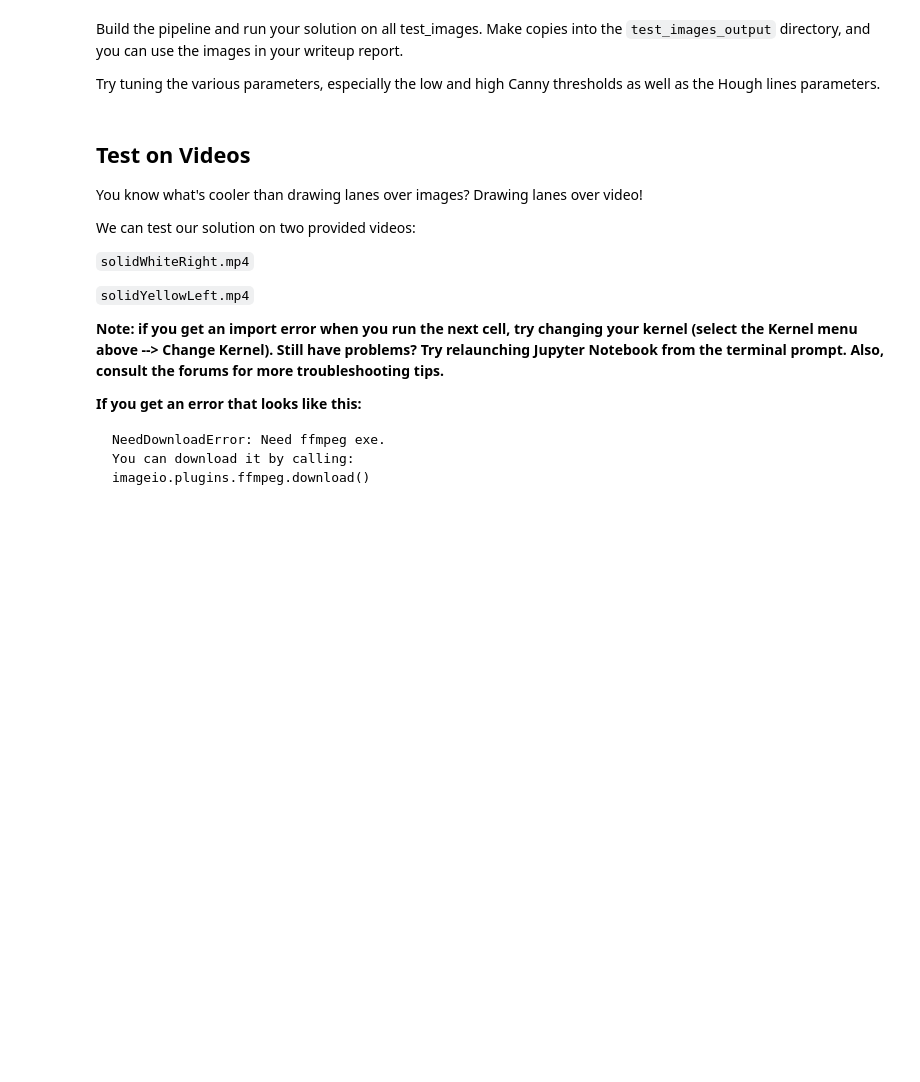
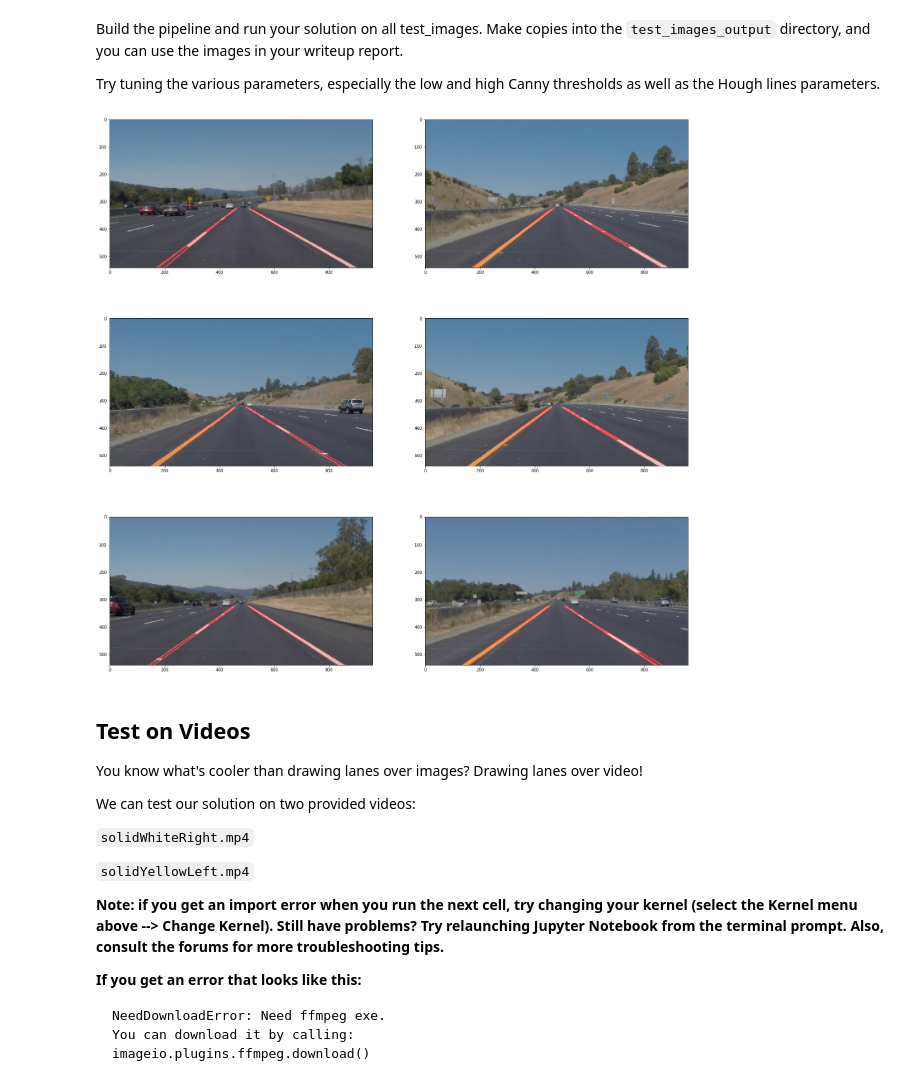
Before and after one commit to Tarek98/Road_Lane_Detector, a Jupyter notebook: P1.ipynb, the cells around one changed output. Cells and saved outputs as stored; diff of their text form; code cells hidden in the pictures; blank space fills up the shorter version.

Commit message:
complete lane finding pipeline on images

```diff
--- a/P1.ipynb
+++ b/P1.ipynb
@@ -122,7 +126,7 @@ def region_of_interest(img, vertices):
     return masked_image
 
 
-def draw_lines(img, lines, color=[255, 0, 0], thickness=2):
+def draw_lines(img, lines, bot_RoI, top_RoI, color=[255, 0, 0], thickness=2):
     """
     NOTE: this is the function you might want to use as a starting point once you want to
     average/extrapolate the line segments you detect to map out the full
@@ -141,9 +145,21 @@ def draw_lines(img, lines, color=[255, 0, 0], thickness=2):
     """
     for line in lines:
         for x1,y1,x2,y2 in line:
+            ## TODO: might need to discard lines that we are not interested about (e.g. in middle of RoI)
+            ## TODO: mention that you modified this function in write up + hough_lines to take in RoI y-coords
+            x_points = [x1,x2]
+            y_points = [y1,y2]
+            # extrapolate lines by fitting a polynomial of degree 1 (straight line) to them
+            # m = line slope, b = line y-intercept --> y = mx + b
+            [m, b] = np.polyfit(x_points, y_points, 1)
+            # set y-values so that line stretches over full region of interest (RoI) vertically: bottom to top
+            y1, y2 = bot_RoI, top_RoI
+            # calculate x-values using y = mx + b --> x = (y-b)/m
+            x1, x2 = int((y1-b)/m), int((y2-b)/m)
+            # draw "line" fully extrapolated within the region of interest
             cv2.line(img, (x1, y1), (x2, y2), color, thickness)
 
-def hough_lines(img, rho, theta, threshold, min_line_len, max_line_gap):
+def hough_lines(img, rho, theta, threshold, min_line_len, max_line_gap, bot_RoI, top_RoI):
     """
     `img` should be the output of a Canny transform.
 
@@ -151,7 +167,7 @@ def hough_lines(img, rho, theta, threshold, min_line_len, max_line_gap):
     """
     lines = cv2.HoughLinesP(img, rho, theta, threshold, np.array([]), minLineLength=min_line_len, maxLineGap=max_line_gap)
     line_img = np.zeros((img.shape[0], img.shape[1], 3), dtype=np.uint8)
-    draw_lines(line_img, lines)
+    draw_lines(line_img, lines, bot_RoI, top_RoI)
     return line_img
 
 # Python 3 has support for cool math symbols.
@@ -218,3 +197,52 @@ Try tuning the various parameters, especially the low and high Canny thresholds
+# %%
+# This code cell builds the pipeline that will draw lane lines on the test_images
+# then save them to the test_images_output directory.
+
+
+# When debug is False, enables matplot lib grid setting to fit 2 output images per row;
+#    Set debug to True for larger test image display (and printing both original + output images)
+debug = False
+
+if not debug:
+    plt.figure(figsize=(25,25))
+    columns = 2
+
+for index, img in enumerate(test_images):
+    # read the test_image
+    original_img = mpimg.imread("test_images/" + img)
+
+    output_img = grayscale(original_img)
+    ## TODO: mention: 7x7 or 9x9 gaussian would be better, if we are trying to ignore/blur out cracks/defects in asphalt road
+    ## add commments above in write up at end of assignment
+    output_img = gaussian_blur(output_img, 5)
+
+    output_img = canny(output_img, 100, 200)
+
+    # estimate vertices of the region of interest mask (trapezium shape):
+    #    [x,y] coordinates are sorted from top-left to bottom-left in clockwise order
+    y_bot, y_top = 540, 325
+    RoI_vertices = np.array([[[435, y_top], [535, y_top], [915, y_bot], [125, y_bot]]], dtype=np.int32)
+    output_img = region_of_interest(output_img, RoI_vertices)
+
+    output_img = hough_lines(output_img, 1, np.pi/180, 30, 10, 200, y_bot, y_top)
+
+    output_img = weighted_img(output_img, original_img)
+
+    # plotting
+    if debug:
+        # draw red region of interest (RoI) trapezium on original image
+        original_img = cv2.polylines(original_image,RoI_vertices,True,(255,0,0), 2)
+        # set plot for original image with RoI
+        plt.figure(figsize=(10,10))
+        plt.imshow(original_img)
+        # set plot for output image
+        plt.figure(figsize=(10,10))
+    else:
+        plt.subplot(3, columns, index + 1)
+    plt.imshow(output_img, cmap='gray')
+    cv2.imwrite("test_images_output/" + img, output_img)
+# %% [output]
+[figure, added]
 # %% [markdown]
 ## Test on Videos
 
```
Also changed, not shown: parts of 6 cells of this notebook.
